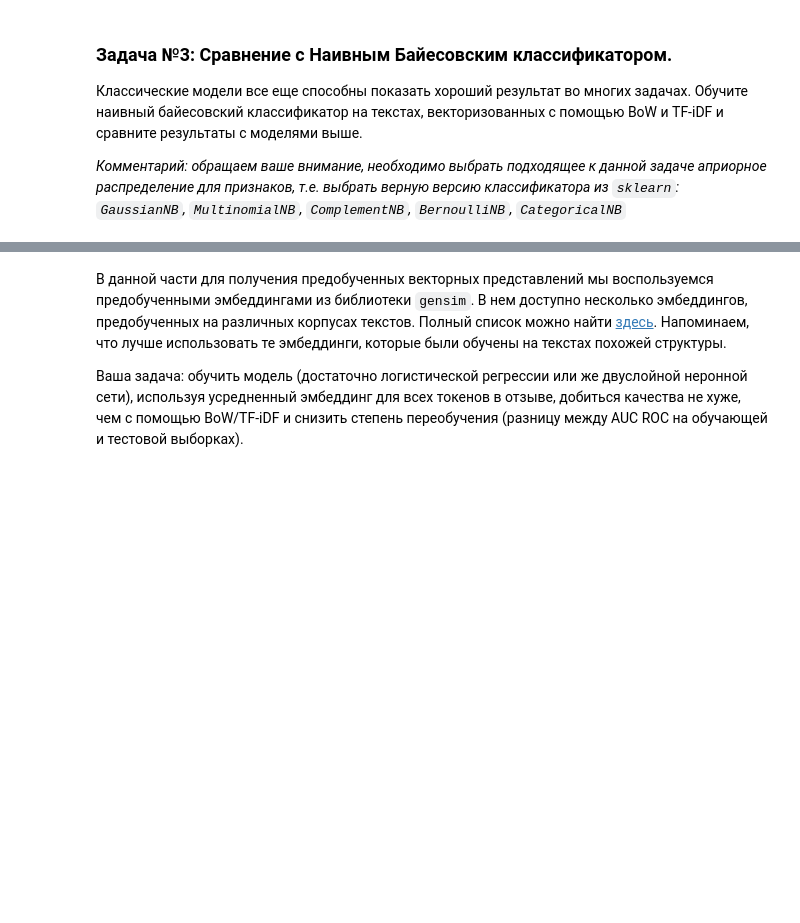
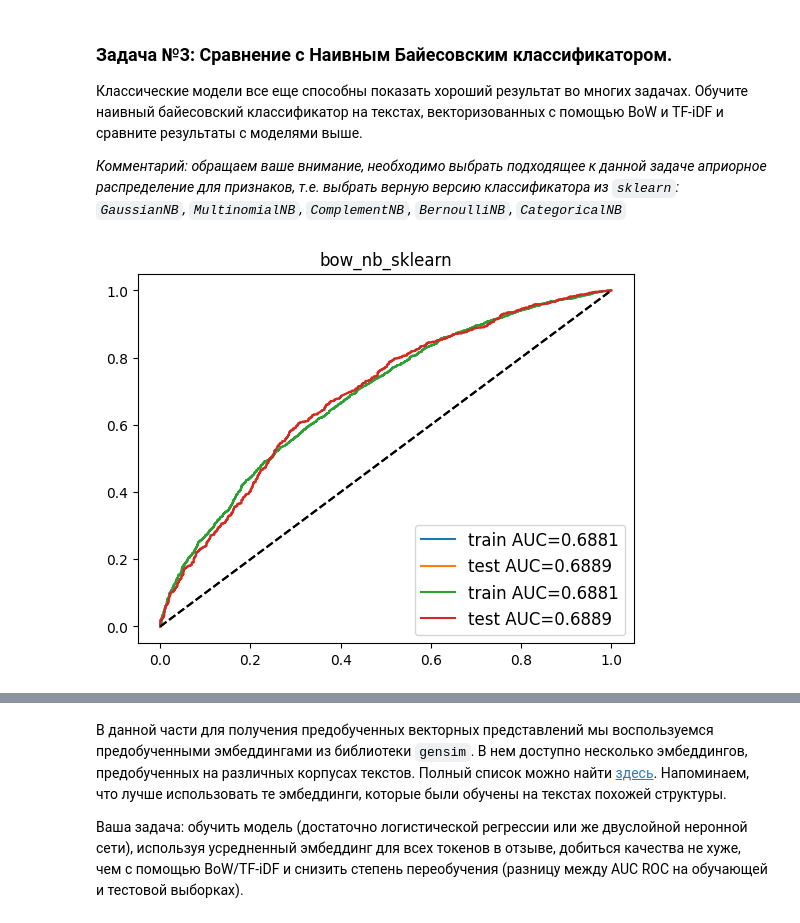
Before and after one commit to Johannmbo/Machine_learning, a Jupyter notebook: homeworks/hw04_bert_and_co/assignment_classic_text_classification.ipynb, the cells around one changed output, grey strips where cells are left out. Cells and saved outputs as stored; diff of their text form; code cells hidden in the pictures; blank space fills up the shorter version.

```diff
--- a/homeworks/hw04_bert_and_co/assignment_classic_text_classification.ipynb
+++ b/homeworks/hw04_bert_and_co/assignment_classic_text_classification.ipynb
@@ -478,0 +474,10 @@ model = # your code here
+# %%
+tfidf = TfidfVectorizer(max_features=5000)  # Adjust max_features as needed
+X_train_tfidf = tfidf.fit_transform(texts_train).toarray()
+X_test_tfidf = tfidf.transform(texts_test).toarray()
+
+# Convert to torch tensors
+X_train_tfidf_torch = torch.tensor(X_train_tfidf, dtype=torch.float32)
+X_test_tfidf_torch = torch.tensor(X_test_tfidf, dtype=torch.float32)
+y_train_torch = torch.tensor(y_train, dtype=torch.float32).unsqueeze(1)
+y_test_torch = torch.tensor(y_test, dtype=torch.float32).unsqueeze(1)
@@ -479,5 +499,5 @@ model = # your code here
 # %%
-loss_function = # your code here
-opt = # your code here
-
-model_tf_idf = train_model(model, opt, X_train_tfidf_torch, y_train_torch, X_test_tfidf_torch, y_test_torch, n_iterations=3000)
+# Loss and optimizer
+loss_function = nn.BCELoss()
+opt = optim.Adam(model.parameters(), lr=0.001)
+model_tf_idf = train_model(model, opt, X_train_tfidf_torch, y_train_torch, X_test_tfidf_torch, y_test_torch, n_iterations=5000)
@@ -501,12 +528,2 @@ assert (
 # %% [markdown]
 Аналогично задаче №1 повторите процедуру обучения для различных значений `k` – размера словаря и сохраните `AUC ROC` на тестовой части выборки в список `results`.
-# %%
-vocab_sizes_list = np.arange(100, 5800, 700)
-results = []
-
-for k in vocab_sizes_list:
-    # your code here
-    predicted_probas_on_test_for_k_sized_dict = None
-    assert predicted_probas_on_test_for_k_sized_dict is not None
-    auc = roc_auc_score(y_test, predicted_probas_on_test_for_k_sized_dict)
-    results.append(auc)
@@ -535,8 +630,21 @@ from sklearn.naive_bayes import # your code here
 # %%
-clf_nb_bow = # your code here
+# Наивный Байес для BoW
+clf_nb_bow = MultinomialNB()
+clf_nb_bow.fit(X_train_bow, y_train)
+out_dict = visualize_and_save_results(
+    clf_nb_bow,
+    'bow_nb_sklearn',
+    X_train_bow,
+    X_test_bow,
+    y_train,
+    y_test,
+    out_dict
+)
 
 # do not change the code in the block below
 # __________start of block__________
 out_dict = visualize_and_save_results(clf_nb_bow, 'bow_nb_sklearn', X_train_bow, X_test_bow, y_train, y_test, out_dict)
 # __________end of block__________
+# %% [output]
+[figure, added]
 # %%
```
Also changed, not shown: parts of 26 cells of this notebook.
